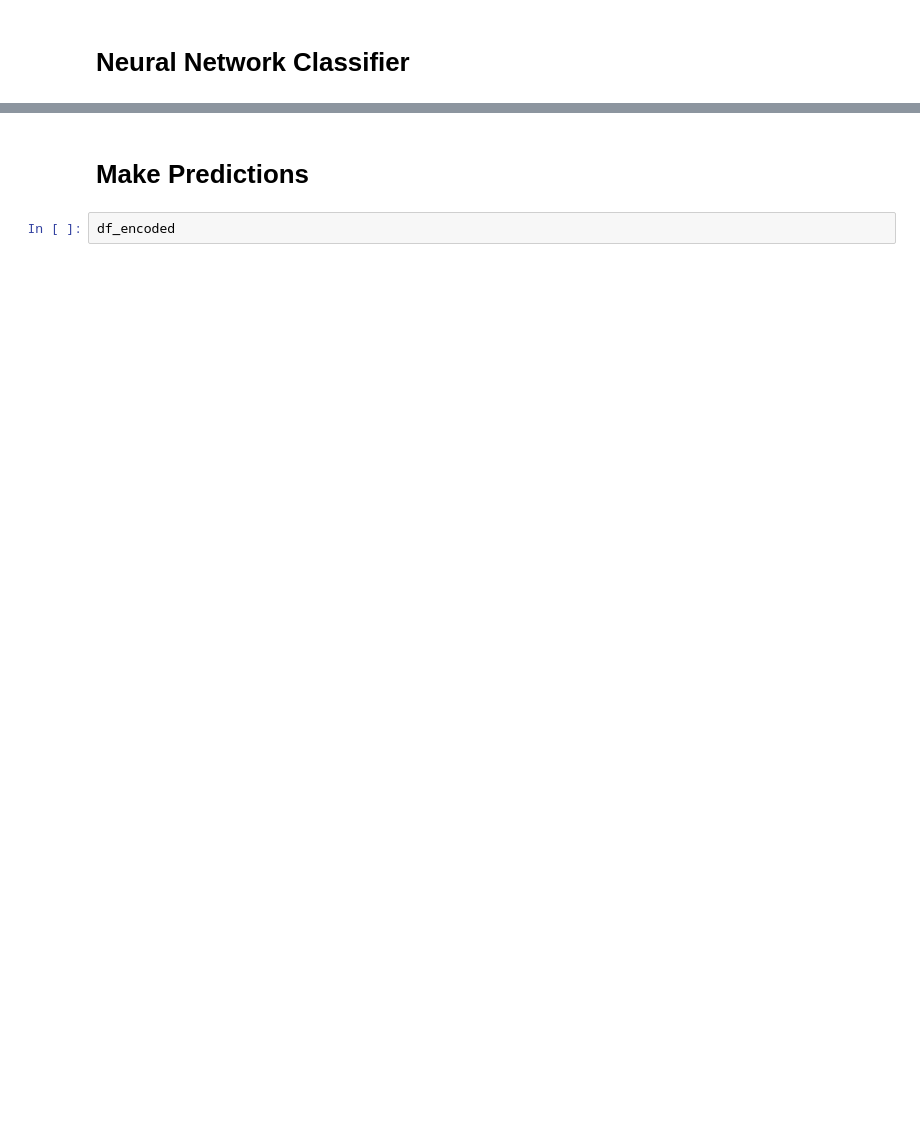
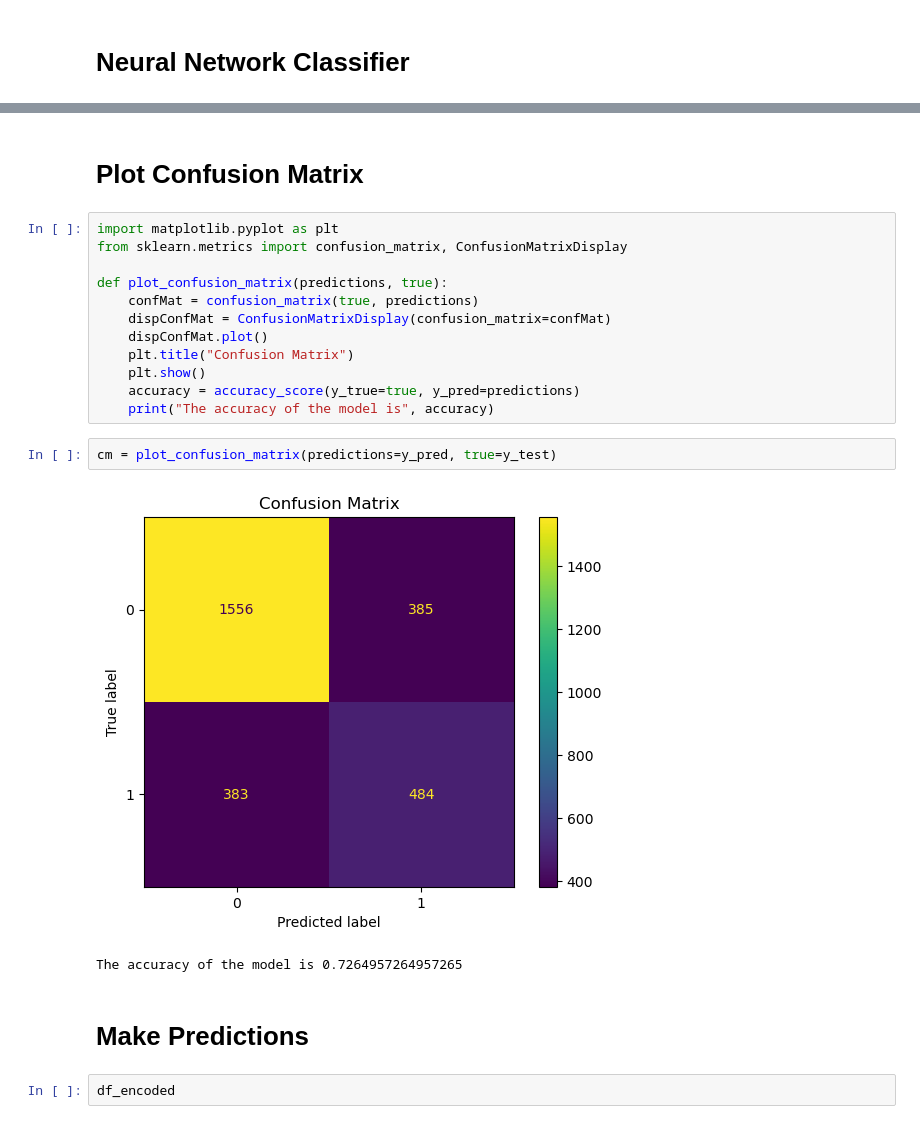
Before and after one commit to TheLevic/data-mining-project, a Jupyter notebook: project.ipynb, the cells around one changed output, grey strips where cells are left out. Saved outputs shown, nothing was run; the diff lists cells and outputs as text; blank space fills up the shorter version.

Commit message:
plot confusion matrix

```diff
--- a/project.ipynb
+++ b/project.ipynb
@@ -274,3 +359,22 @@ print(f"Accuracy of the Neural Network classifier is: {accuracy:.4f}")
+# %% [markdown]
+<h1>Plot Confusion Matrix</h1>
+# %%
+import matplotlib.pyplot as plt
+from sklearn.metrics import confusion_matrix, ConfusionMatrixDisplay
+
+def plot_confusion_matrix(predictions, true):
+    confMat = confusion_matrix(true, predictions)
+    dispConfMat = ConfusionMatrixDisplay(confusion_matrix=confMat)
+    dispConfMat.plot()
+    plt.title("Confusion Matrix")
+    plt.show()
+    accuracy = accuracy_score(y_true=true, y_pred=predictions)
+    print("The accuracy of the model is", accuracy)
+# %%
+cm = plot_confusion_matrix(predictions=y_pred, true=y_test)
+# %% [output]
+[figure, added]
+The accuracy of the model is 0.7264957264957265
 # %% [markdown]
 # Make Predictions
 # %%
```
Also changed, not shown: parts of 14 cells of this notebook, 1 other file.
